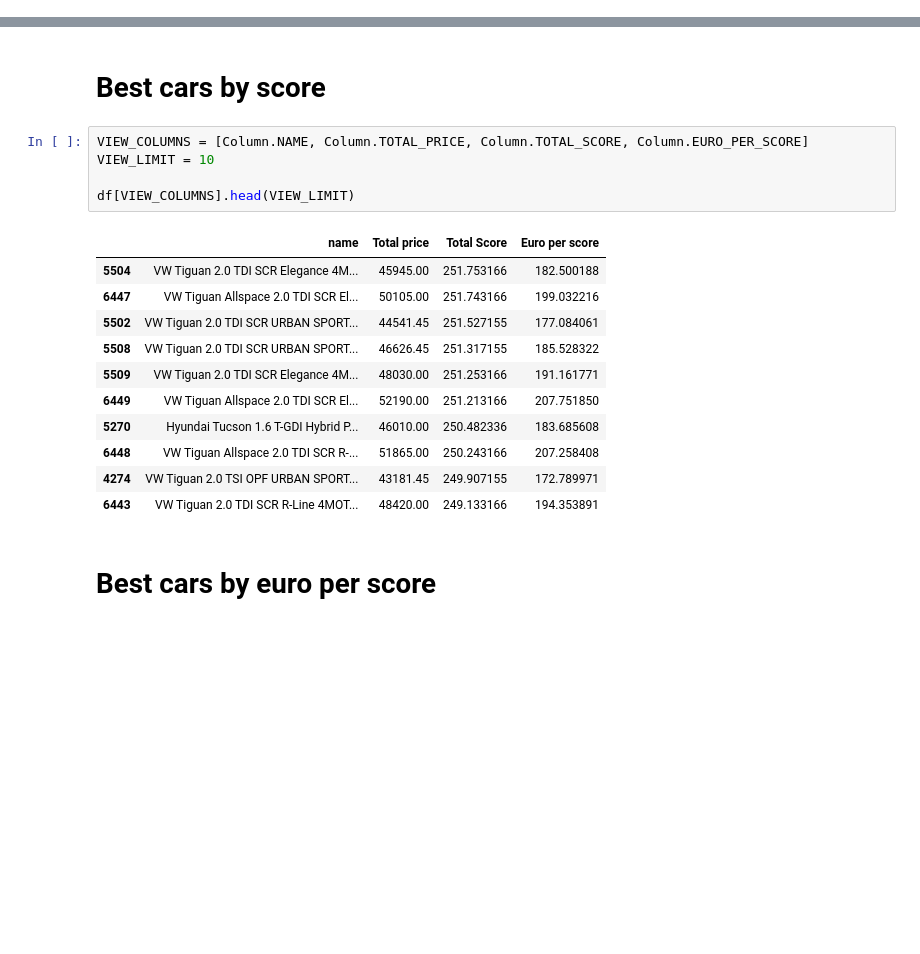
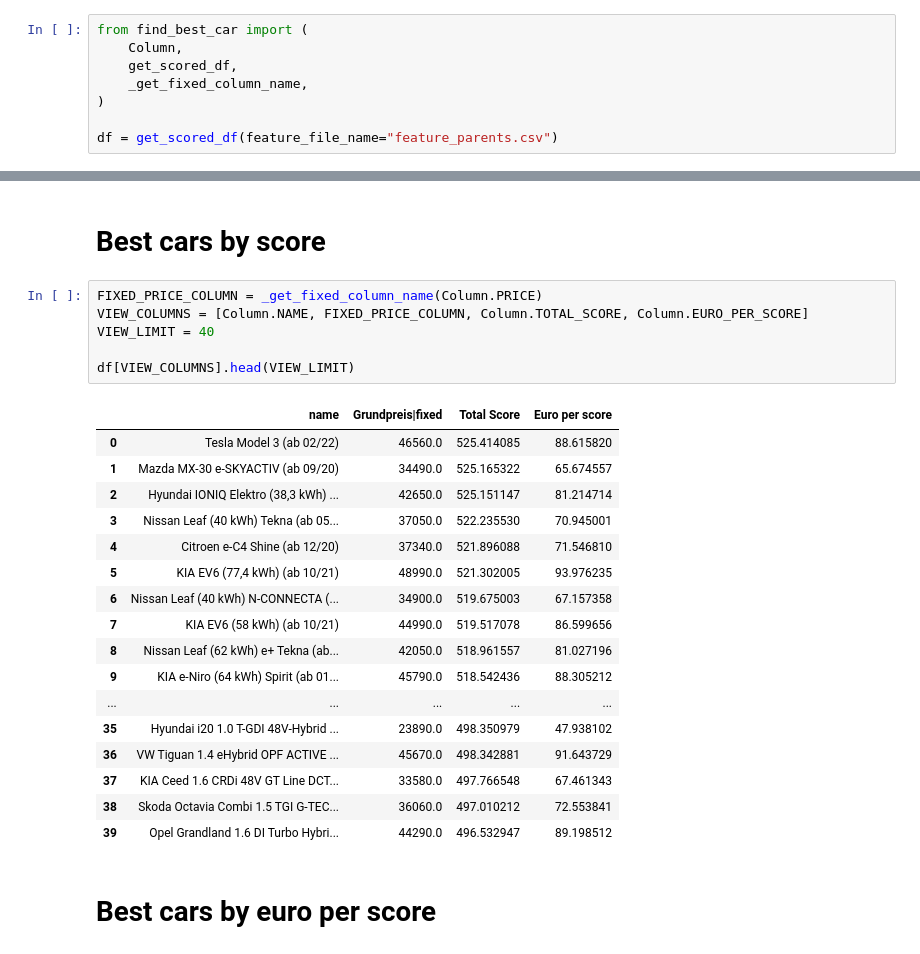
Before and after one commit to kirillstrelkov/playground, a Jupyter notebook: auto/adac/best_car/best_car_parents.ipynb, the cells around one changed output, grey strips where cells are left out. Saved outputs shown, nothing was run; the diff lists cells and outputs as text; blank space fills up the shorter version.

Commit message:
update adac best car

```diff
--- a/auto/adac/best_car/best_car_parents.ipynb
+++ b/auto/adac/best_car/best_car_parents.ipynb
@@ -16,0 +1,8 @@ df = get_scored_df(only_mentioned_cars=False, spec_file="parents.xlsx")
+# %%
+from find_best_car import (
+    Column,
+    get_scored_df,
+    _get_fixed_column_name,
+)
+
+df = get_scored_df(feature_file_name="feature_parents.csv")
@@ -17,22 +27,29 @@ df = get_scored_df(only_mentioned_cars=False, spec_file="parents.xlsx")
 # %% [markdown]
 # Best cars by score
 # %%
-VIEW_COLUMNS = [Column.NAME, Column.TOTAL_PRICE, Column.TOTAL_SCORE, Column.EURO_PER_SCORE]
-VIEW_LIMIT = 10
+FIXED_PRICE_COLUMN = _get_fixed_column_name(Column.PRICE)
+VIEW_COLUMNS = [Column.NAME, FIXED_PRICE_COLUMN, Column.TOTAL_SCORE, Column.EURO_PER_SCORE]
+VIEW_LIMIT = 40
 
 df[VIEW_COLUMNS].head(VIEW_LIMIT)
 # %% [output]
-|  | name | Total price | Total Score | Euro per score |
-| 5504 | VW Tiguan 2.0 TDI SCR Elegance 4M... | 45945.00 | 251.753166 | 182.500188 |
-| 6447 | VW Tiguan Allspace 2.0 TDI SCR El... | 50105.00 | 251.743166 | 199.032216 |
-| 5502 | VW Tiguan 2.0 TDI SCR URBAN SPORT... | 44541.45 | 251.527155 | 177.084061 |
-| 5508 | VW Tiguan 2.0 TDI SCR URBAN SPORT... | 46626.45 | 251.317155 | 185.528322 |
-| 5509 | VW Tiguan 2.0 TDI SCR Elegance 4M... | 48030.00 | 251.253166 | 191.161771 |
-| 6449 | VW Tiguan Allspace 2.0 TDI SCR El... | 52190.00 | 251.213166 | 207.751850 |
-| 5270 | Hyundai Tucson 1.6 T-GDI Hybrid P... | 46010.00 | 250.482336 | 183.685608 |
-| 6448 | VW Tiguan Allspace 2.0 TDI SCR R-... | 51865.00 | 250.243166 | 207.258408 |
-| 4274 | VW Tiguan 2.0 TSI OPF URBAN SPORT... | 43181.45 | 249.907155 | 172.789971 |
-| 6443 | VW Tiguan 2.0 TDI SCR R-Line 4MOT... | 48420.00 | 249.133166 | 194.353891 |
+|  | name | Grundpreis|fixed | Total Score | Euro per score |
+| 0 | Tesla Model 3 (ab 02/22) | 46560.0 | 525.414085 | 88.615820 |
+| 1 | Mazda MX-30 e-SKYACTIV (ab 09/20) | 34490.0 | 525.165322 | 65.674557 |
+| 2 | Hyundai IONIQ Elektro (38,3 kWh) ... | 42650.0 | 525.151147 | 81.214714 |
+| 3 | Nissan Leaf (40 kWh) Tekna (ab 05... | 37050.0 | 522.235530 | 70.945001 |
+| 4 | Citroen e-C4 Shine (ab 12/20) | 37340.0 | 521.896088 | 71.546810 |
+| 5 | KIA EV6 (77,4 kWh) (ab 10/21) | 48990.0 | 521.302005 | 93.976235 |
+| 6 | Nissan Leaf (40 kWh) N-CONNECTA (... | 34900.0 | 519.675003 | 67.157358 |
+| 7 | KIA EV6 (58 kWh) (ab 10/21) | 44990.0 | 519.517078 | 86.599656 |
+| 8 | Nissan Leaf (62 kWh) e+ Tekna (ab... | 42050.0 | 518.961557 | 81.027196 |
+| 9 | KIA e-Niro (64 kWh) Spirit (ab 01... | 45790.0 | 518.542436 | 88.305212 |
+| ... | ... | ... | ... | ... |
+| 35 | Hyundai i20 1.0 T-GDI 48V-Hybrid ... | 23890.0 | 498.350979 | 47.938102 |
+| 36 | VW Tiguan 1.4 eHybrid OPF ACTIVE ... | 45670.0 | 498.342881 | 91.643729 |
+| 37 | KIA Ceed 1.6 CRDi 48V GT Line DCT... | 33580.0 | 497.766548 | 67.461343 |
+| 38 | Skoda Octavia Combi 1.5 TGI G-TEC... | 36060.0 | 497.010212 | 72.553841 |
+| 39 | Opel Grandland 1.6 DI Turbo Hybri... | 44290.0 | 496.532947 | 89.198512 |
 # %% [markdown]
 # Best cars by euro per score
 # %%
```
Also changed, not shown: parts of 8 cells of this notebook, 17 other files.
